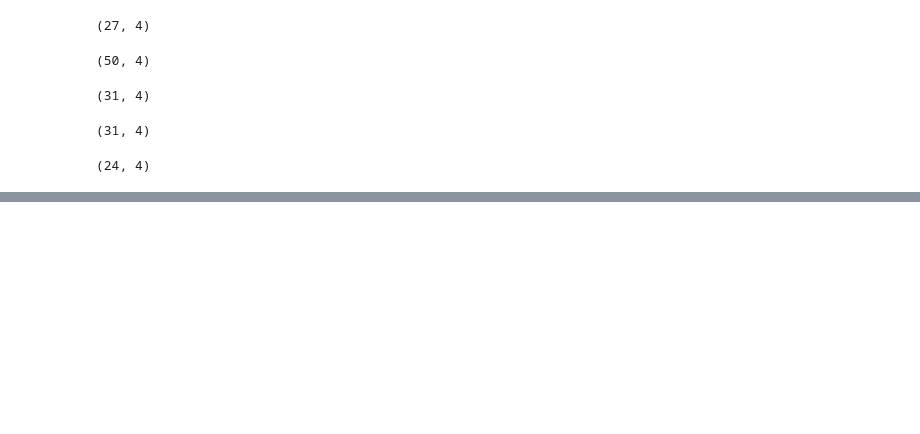
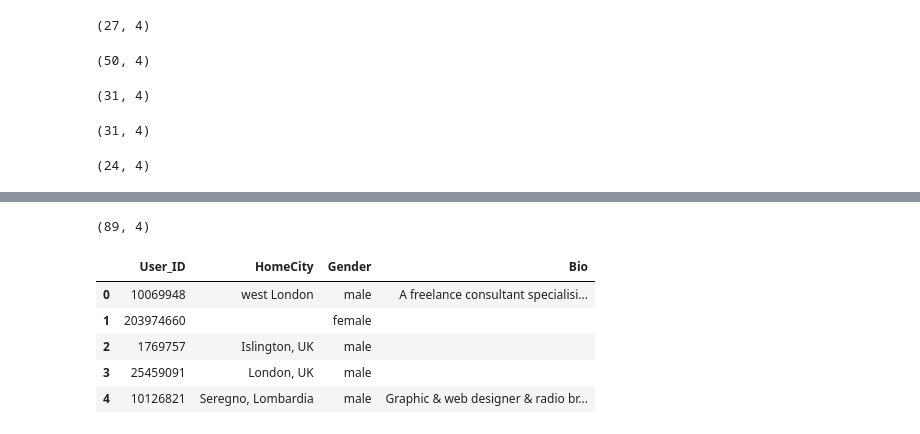
Before and after one commit to NamiF/library_project, a Jupyter notebook: NF_livelier_libraries.ipynb, the cells around one changed output, grey strips where cells are left out. Cells and saved outputs as stored; diff of their text form; code cells hidden in the pictures; blank space fills up the shorter version.

```diff
--- a/NF_livelier_libraries.ipynb
+++ b/NF_livelier_libraries.ipynb
@@ -230,0 +302,13 @@ library_reviews.to_csv("uk_library_reviews.csv", sep=',')
+# %%
+users_cleaned=users.drop_duplicates(subset=['User_ID'])
+users_cleaned.reset_index(drop=True, inplace=True)
+print(users_cleaned.shape)
+users_cleaned.head()
+# %% [output]
+(89, 4)
+|  | User_ID | HomeCity | Gender | Bio |
+| 0 | 10069948 | west London | male | A freelance consultant specialisi... |
+| 1 | 203974660 |  | female |  |
+| 2 | 1769757 | Islington, UK | male |  |
+| 3 | 25459091 | London, UK | male |  |
+| 4 | 10126821 | Seregno, Lombardia | male | Graphic & web designer & radio br... |
```
Also changed, not shown: parts of 24 cells of this notebook.
